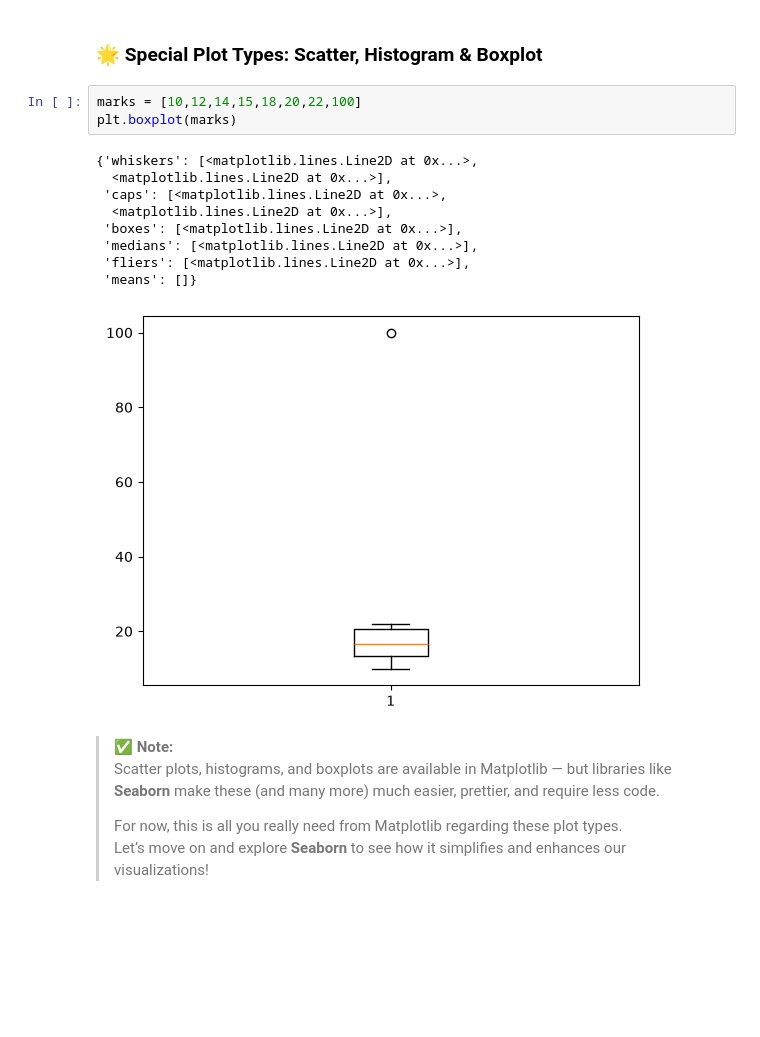
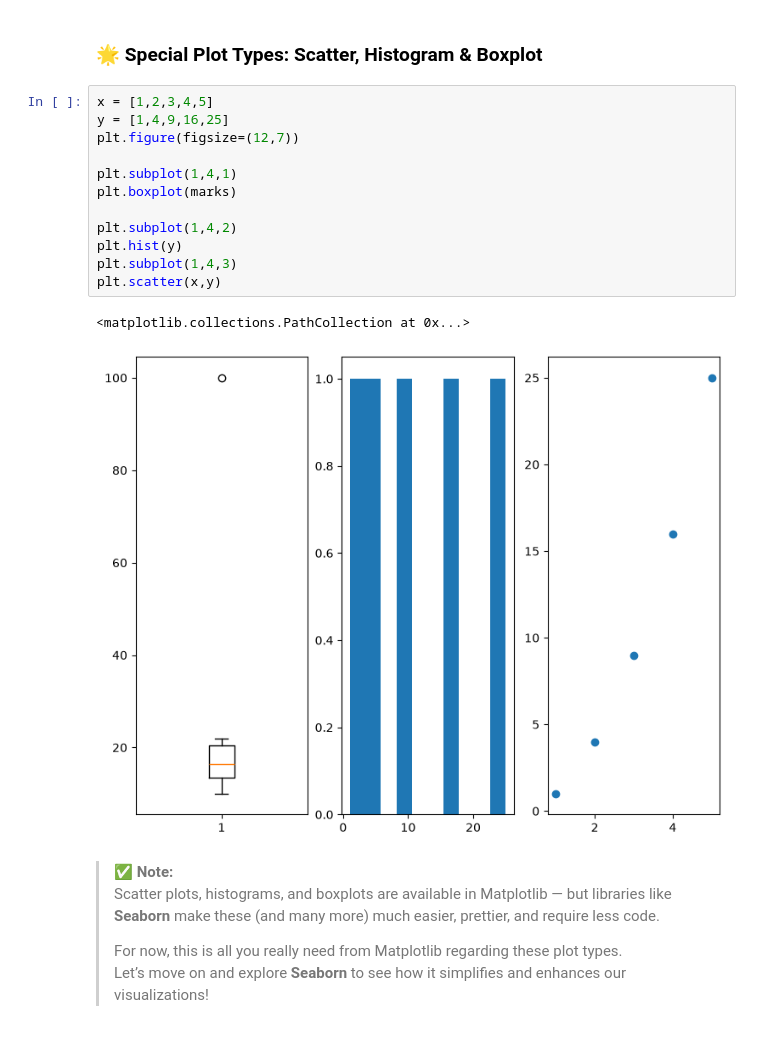
Before and after one commit to DhruvPanchal0312/Data-Science-and-Analysis-With-GenAI, a Jupyter notebook: MATPLOTLIB/Matplotlib_class1.ipynb, the cells around one changed output. Saved outputs shown, nothing was run; the diff lists cells and outputs as text; blank space fills up the shorter version.

Commit message:
use of plt.boxplot(), plt.hist(), plt.scatter() to graph multiple items

```diff
--- a/MATPLOTLIB/Matplotlib_class1.ipynb
+++ b/MATPLOTLIB/Matplotlib_class1.ipynb
@@ -260,18 +259,20 @@ plt.ylim(-100,800)
 # %% [markdown]
 ### 🌟 Special Plot Types: Scatter, Histogram & Boxplot
 # %%
-marks = [10,12,14,15,18,20,22,100]
+x = [1,2,3,4,5]
+y = [1,4,9,16,25]
+plt.figure(figsize=(12,7))
+
+plt.subplot(1,4,1)
 plt.boxplot(marks)
+
+plt.subplot(1,4,2)
+plt.hist(y)
+plt.subplot(1,4,3)
+plt.scatter(x,y)
 # %% [output]
-{'whiskers': [<matplotlib.lines.Line2D at 0x...>,
-  <matplotlib.lines.Line2D at 0x...>],
- 'caps': [<matplotlib.lines.Line2D at 0x...>,
-  <matplotlib.lines.Line2D at 0x...>],
- 'boxes': [<matplotlib.lines.Line2D at 0x...>],
- 'medians': [<matplotlib.lines.Line2D at 0x...>],
- 'fliers': [<matplotlib.lines.Line2D at 0x...>],
- 'means': []}
+<matplotlib.collections.PathCollection at 0x...>
-[figure, old version]
+[figure, new version]
 # %% [markdown]
 > ✅ **Note:**
 > Scatter plots, histograms, and boxplots are available in Matplotlib — but libraries like **Seaborn** make these (and many more) much easier, prettier, and require less code.
```
Also changed, not shown: parts of 1 cell of this notebook.
